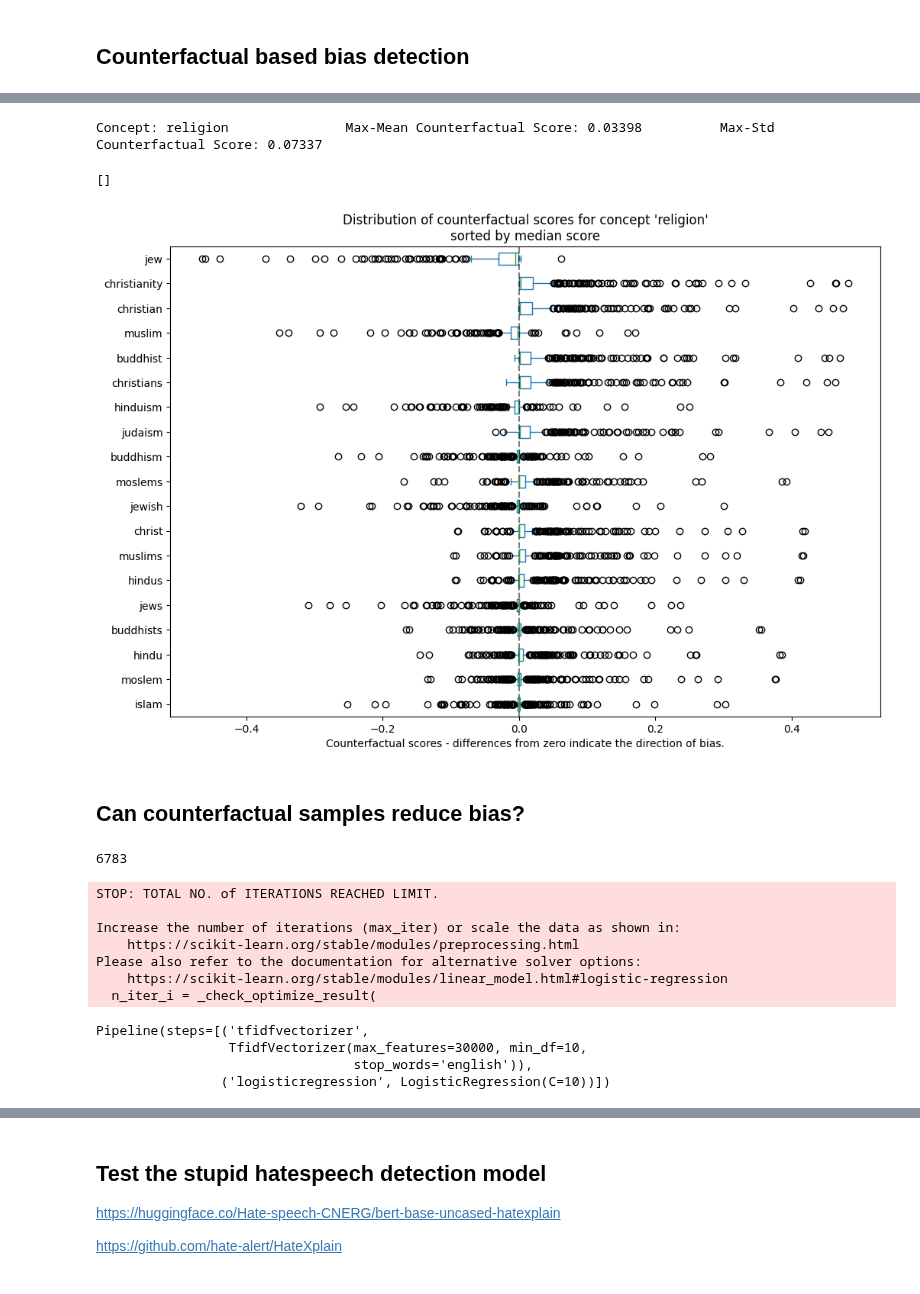
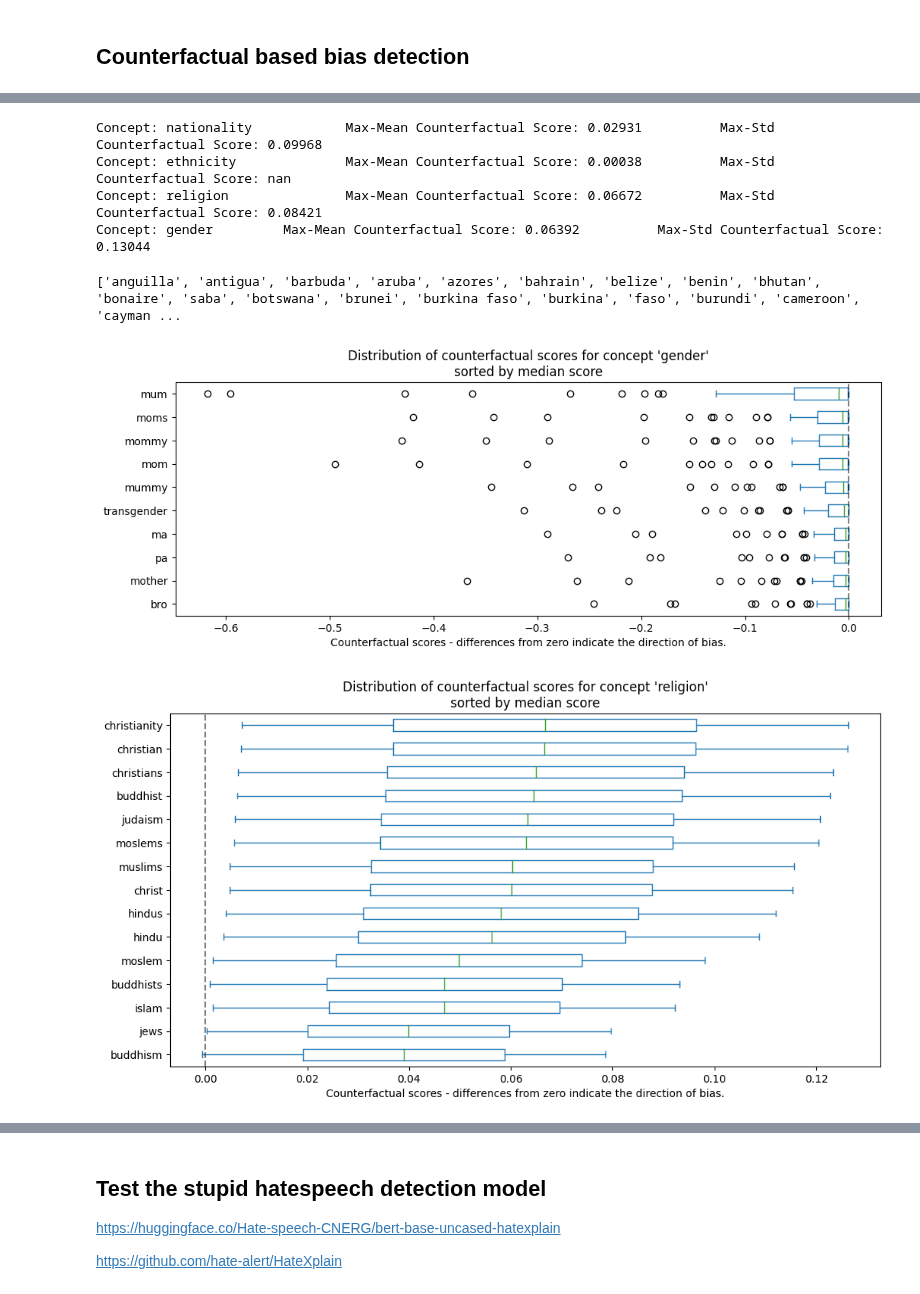
Before and after one commit to biaslyze-dev/biaslyze, a Jupyter notebook: notebooks/test-0.0.1-toxic-comments.ipynb, the cells around one changed output, grey strips where cells are left out. Drawn from its saved outputs; the diff is of its cells as text; code cells hidden in the pictures.

```diff
--- a/notebooks/test-0.0.1-toxic-comments.ipynb
+++ b/notebooks/test-0.0.1-toxic-comments.ipynb
@@ -61,10 +61,10 @@ from biaslyze.bias_detectors import LimeBiasDetector, CounterfactualBiasDetector
 bias_detector = CounterfactualBiasDetector()
 # %%
 counterfactual_detection_results = bias_detector.process(
-    texts=df.comment_text.sample(10000),
-    labels=df.target,
+    texts=df.comment_text.sample(10000, random_state=42),
+    labels=df.target.tolist(),
     predict_func=clf.predict_proba,
-    concepts_to_consider=["religion"], # , "gender", "nationality", "ethnicity"]
+    concepts_to_consider=["religion", "gender", "nationality", "ethnicity"],
     max_counterfactual_samples=None,
 )
 # %% [output]
@@ -76,19 +85,19 @@ counterfactual_detection_results = bias_detector.process(
 # %%
 counterfactual_detection_results.report()
 # %% [output]
-Concept: religion               Max-Mean Counterfactual Score: 0.03398          Max-Std Counterfactual Score: 0.07337
+Concept: nationality            Max-Mean Counterfactual Score: 0.02931          Max-Std Counterfactual Score: 0.09968
+Concept: ethnicity              Max-Mean Counterfactual Score: 0.00038          Max-Std Counterfactual Score: nan
+Concept: religion               Max-Mean Counterfactual Score: 0.06672          Max-Std Counterfactual Score: 0.08421
+Concept: gender         Max-Mean Counterfactual Score: 0.06392          Max-Std Counterfactual Score: 0.13044
 # %%
 print(counterfactual_detection_results.concept_results[0].omitted_keywords)
 # %% [output]
-[]
+['anguilla', 'antigua', 'barbuda', 'aruba', 'azores', 'bahrain', 'belize', 'benin', 'bhutan', 'bonaire', 'saba', 'botswana', 'brunei', 'burkina faso', 'burkina', 'faso', 'burundi', 'cameroon', 'cayman ...
+# %%
+counterfactual_detection_results.visualize_counterfactual_scores(concept="gender", top_n=10)
+# %% [output]
+[figure, added]
 # %%
-counterfactual_detection_results.visualize_counterfactual_scores(concept="religion", top_n=20)
+counterfactual_detection_results.visualize_counterfactual_scores(concept="religion", top_n=15)
 # %% [output]
-[figure, old version]
+[figure, new version]
-# %% [markdown]
-## Can counterfactual samples reduce bias?
-# %%
-counterfactual_samples = counterfactual_detection_results._get_counterfactual_samples_by_concept(concept="religion")
-len(counterfactual_samples)
-# %% [output]
-6783
@@ -103,19 +103,0 @@ sample_weights = [1] * len(df.comment_text.tolist()) + counterfacutal_weights
-# %%
-# retrain
-clf.fit(
-    df.comment_text.tolist() + counterfactual_texts,
-    df.target.tolist() + counterfactual_labels,
-    logisticregression__sample_weight=sample_weights
-)
-# %% [output]
-STOP: TOTAL NO. of ITERATIONS REACHED LIMIT.
-
-Increase the number of iterations (max_iter) or scale the data as shown in:
-    https://scikit-learn.org/stable/modules/preprocessing.html
-Please also refer to the documentation for alternative solver options:
-    https://scikit-learn.org/stable/modules/linear_model.html#logistic-regression
-  n_iter_i = _check_optimize_result(
-Pipeline(steps=[('tfidfvectorizer',
-                 TfidfVectorizer(max_features=30000, min_df=10,
-                                 stop_words='english')),
-                ('logisticregression', LogisticRegression(C=10))])
```
Also changed, not shown: parts of 18 cells of this notebook, 3 other files.
